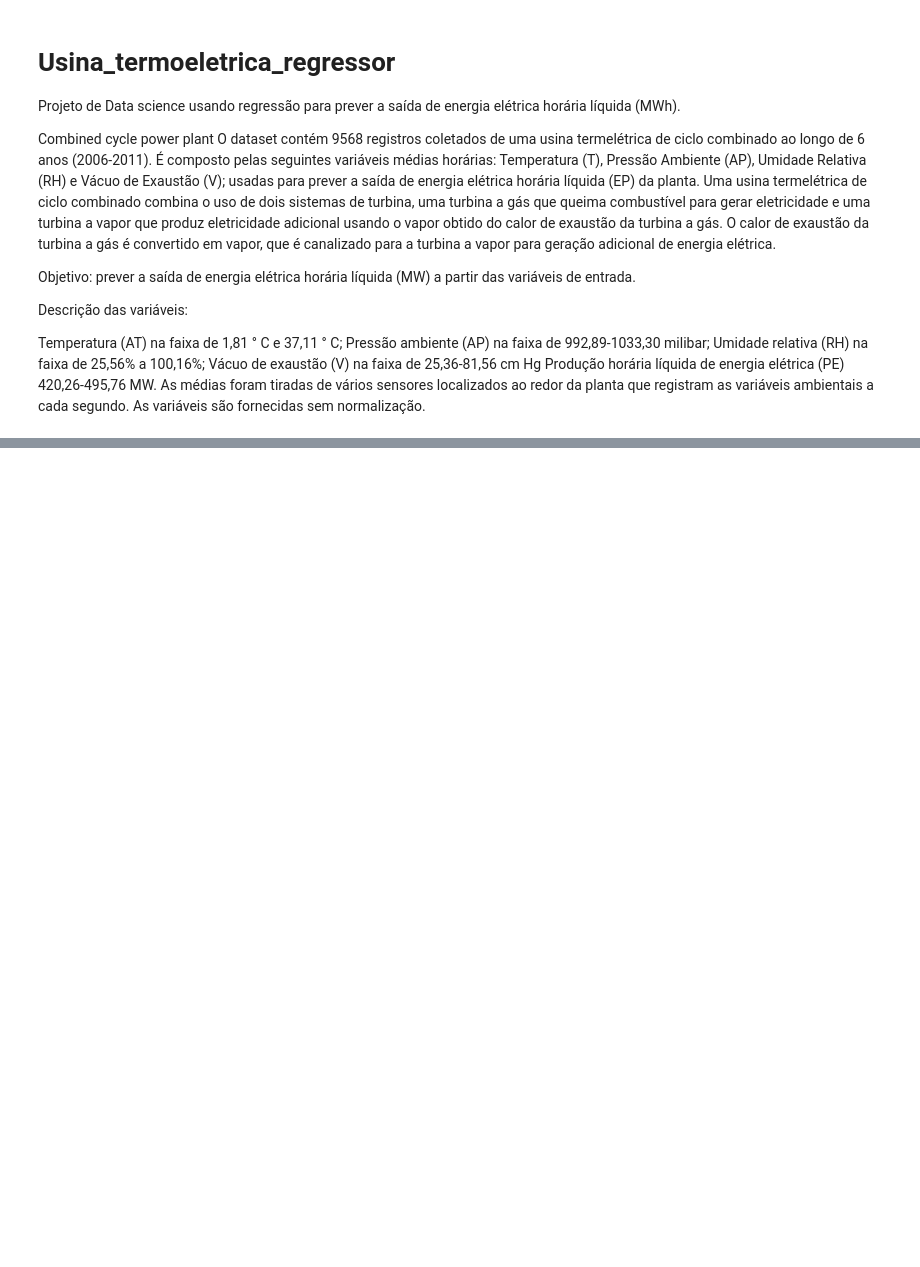
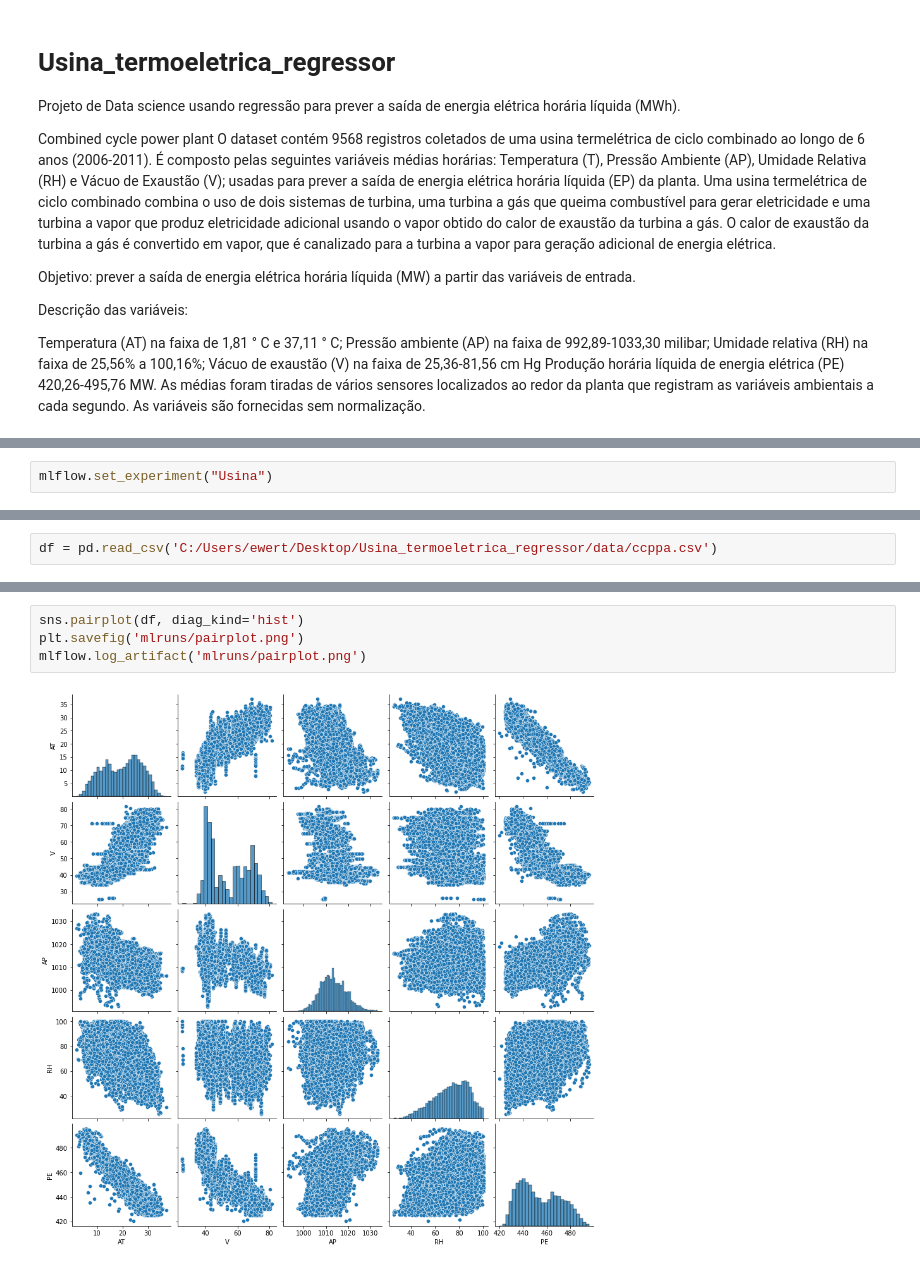
Before and after one commit to Ewertonv90/Usina_termoeletrica_regressor, a Jupyter notebook: src/project.ipynb, the cells around one changed output, grey strips where cells are left out. Drawn from its saved outputs; the diff is of its cells as text; blank space fills up the shorter version.

Commit message:
criação das pipelines do modelo e monitoramento mlflow

```diff
--- a/src/project.ipynb
+++ b/src/project.ipynb
@@ -31,0 +33,2 @@ from mlflow.models.signature import infer_signature
+# %%
+mlflow.set_experiment("Usina")
@@ -31,0 +39,2 @@ from mlflow.models.signature import infer_signature
+# %%
+df = pd.read_csv('C:/Users/ewert/Desktop/Usina_termoeletrica_regressor/data/ccppa.csv')
@@ -31,0 +77,6 @@ from mlflow.models.signature import infer_signature
+# %%
+sns.pairplot(df, diag_kind='hist')
+plt.savefig('mlruns/pairplot.png')
+mlflow.log_artifact('mlruns/pairplot.png')
+# %% [output]
+[figure, added]
```
Also changed, not shown: parts of 29 cells of this notebook, 26 other files.
